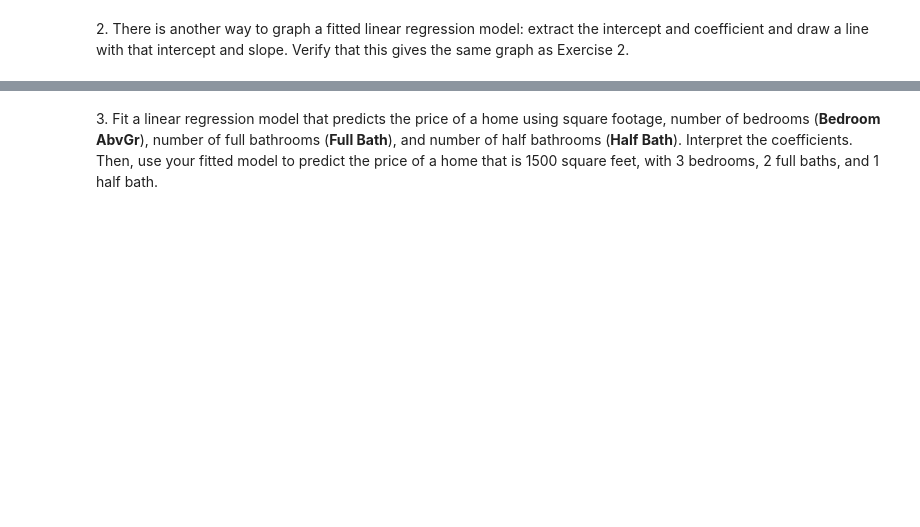
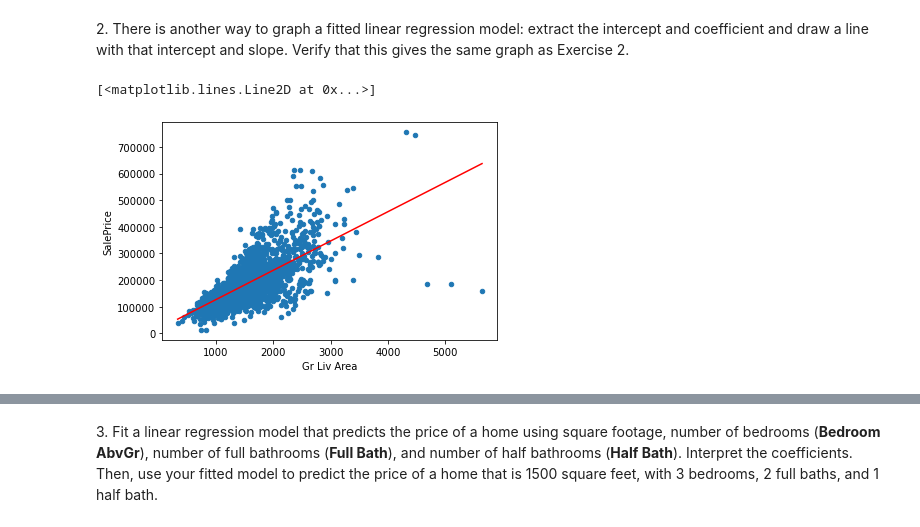
Before and after one commit to andykr1k/CS105, a Jupyter notebook: Lab7/Lab_7_Linear_Regression.ipynb, the cells around one changed output, grey strips where cells are left out. Drawn from its saved outputs; the diff is of its cells as text; code cells hidden in the pictures; blank space fills up the shorter version.

```diff
--- a/Lab7/Lab_7_Linear_Regression.ipynb
+++ b/Lab7/Lab_7_Linear_Regression.ipynb
@@ -200,2 +266,16 @@ _Exercises 1-3 ask you to fit linear regression models to the Ames housing data
 # %% [markdown]
 2\.  There is another way to graph a fitted linear regression model: extract the intercept and coefficient and draw a line with that intercept and slope. Verify that this gives the same graph as Exercise 2.
+# %%
+m = model.coef_
+# %%
+b = model.intercept_
+# %%
+import matplotlib.pyplot as plt
+x = np.linspace(334,5642, num=500)
+y = m*x + b
+
+ames_train.plot.scatter(x="Gr Liv Area", y="SalePrice")
+plt.plot(x,y, 'r', label = 'y = mx + b')
+# %% [output]
+[<matplotlib.lines.Line2D at 0x...>]
+[figure, added]
```
Also changed, not shown: parts of 34 cells of this notebook, 8 other files.
